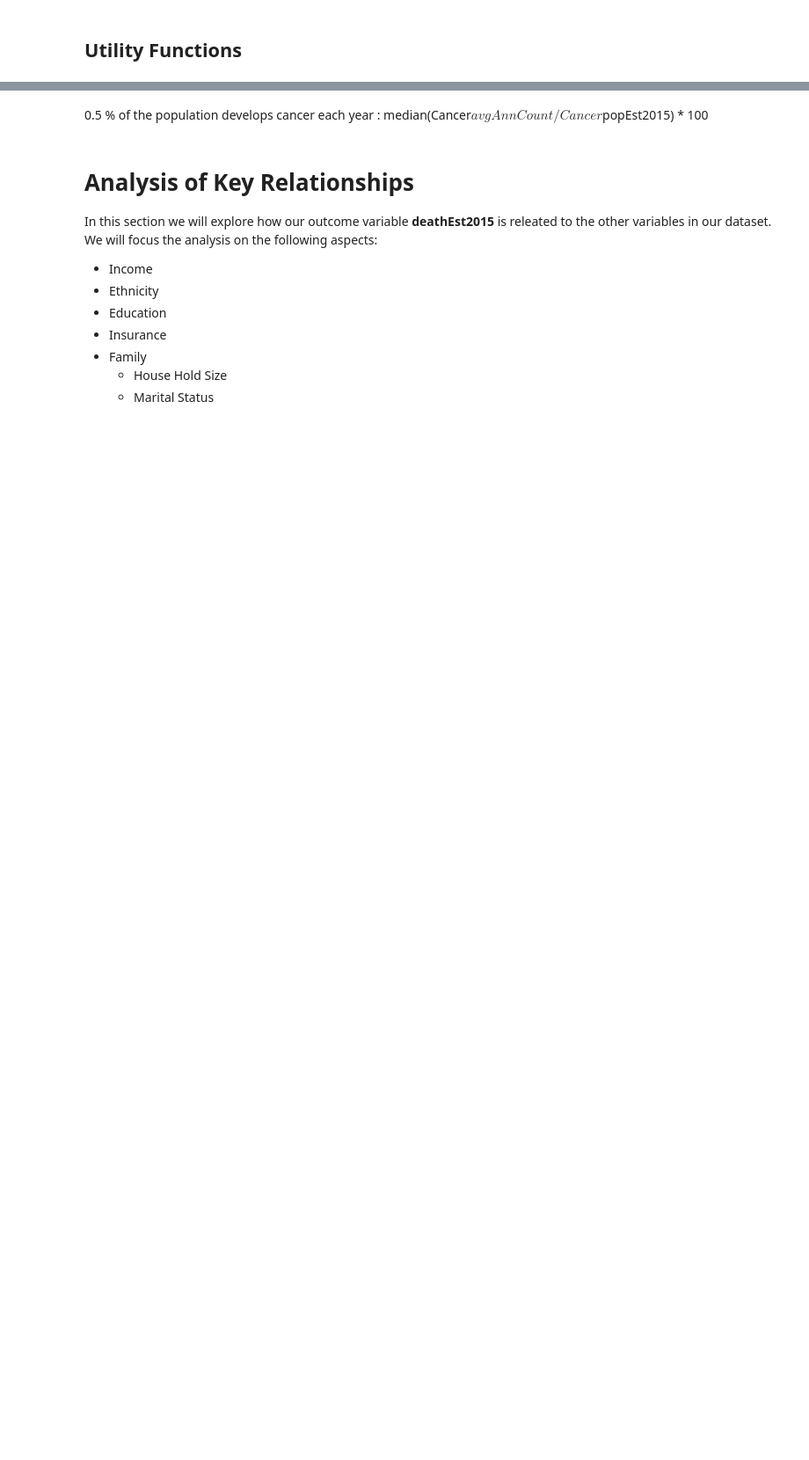
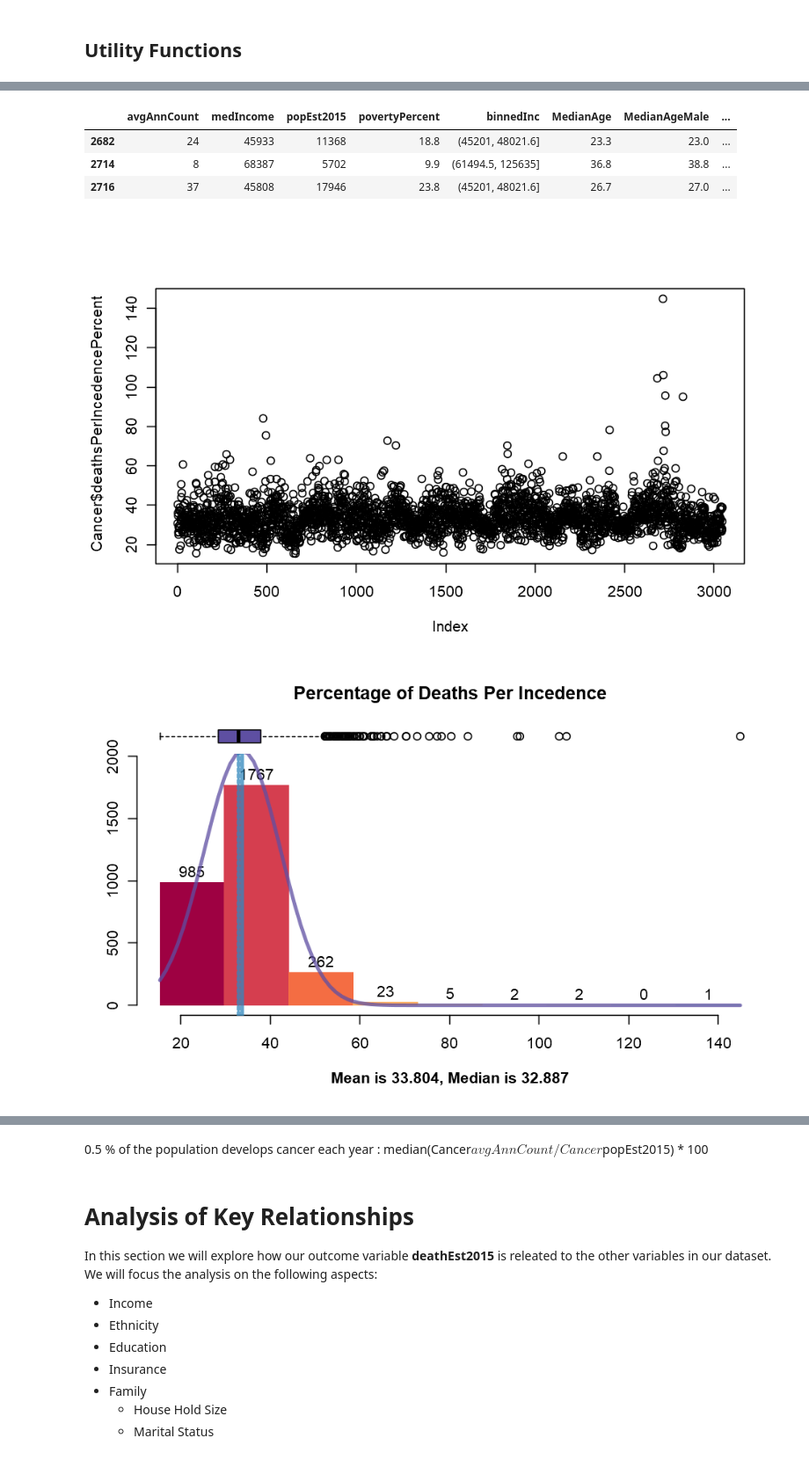
Before and after one commit to psnonis/PredictingCancer, a Jupyter notebook: Pri.ipynb, the cells around one changed output, grey strips where cells are left out. Shown at 88% size. Cells and saved outputs as stored; diff of their text form; code cells hidden in the pictures; blank space fills up the shorter version.

```diff
--- a/Pri.ipynb
+++ b/Pri.ipynb
@@ -49 +92,19 @@ dropOut <- function(v)
+# %%
+
+Cancer$incedenceRate <- Cancer$incedenceCount / Cancer$popEst2015 * 100000
+
+Cancer$deathsPerIncedencePercent <- Cancer$deathRate / Cancer$incedenceRate * 100
+
+plot(Cancer$deathsPerIncedencePercent)
+
+Cancer[Cancer$deathsPerIncedencePercent>100,] # more deaths than incidences
+
+boxHist(Cancer$deathsPerIncedencePercent, 'Percentage of Deaths Per Incedence')
+# %% [output]
+|  | avgAnnCount | medIncome | popEst2015 | povertyPercent | binnedInc | MedianAge | MedianAgeMale | ... |
+| 2682 | 24 | 45933 | 11368 | 18.8 | (45201, 48021.6] | 23.3 | 23.0 | ... |
+| 2714 | 8 | 68387 | 5702 | 9.9 | (61494.5, 125635] | 36.8 | 38.8 | ... |
+| 2716 | 37 | 45808 | 17946 | 23.8 | (45201, 48021.6] | 26.7 | 27.0 | ... |
+[figure, added]
+[figure, added]
 # %% [markdown]
```
Also changed, not shown: parts of 19 cells of this notebook, 3 other files.
